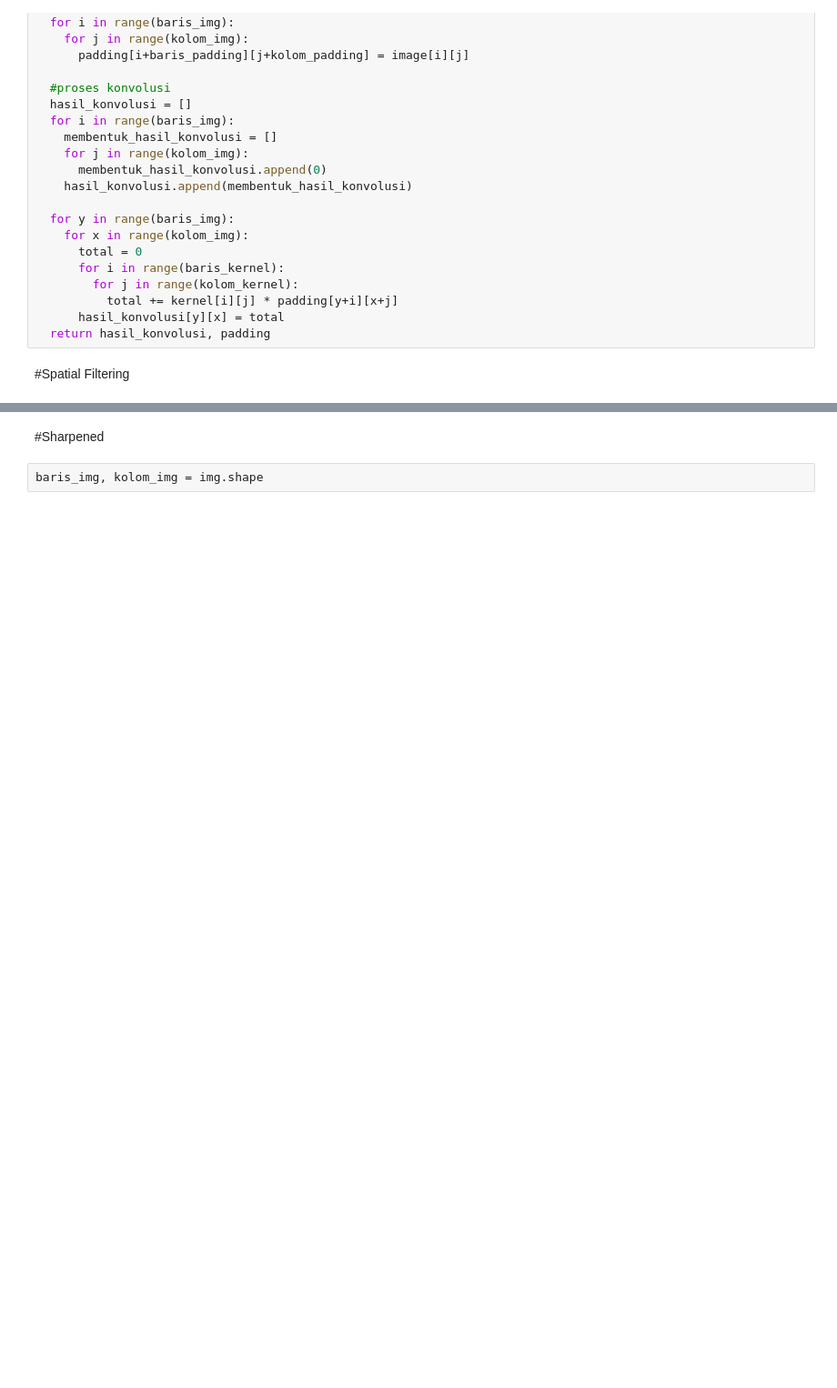
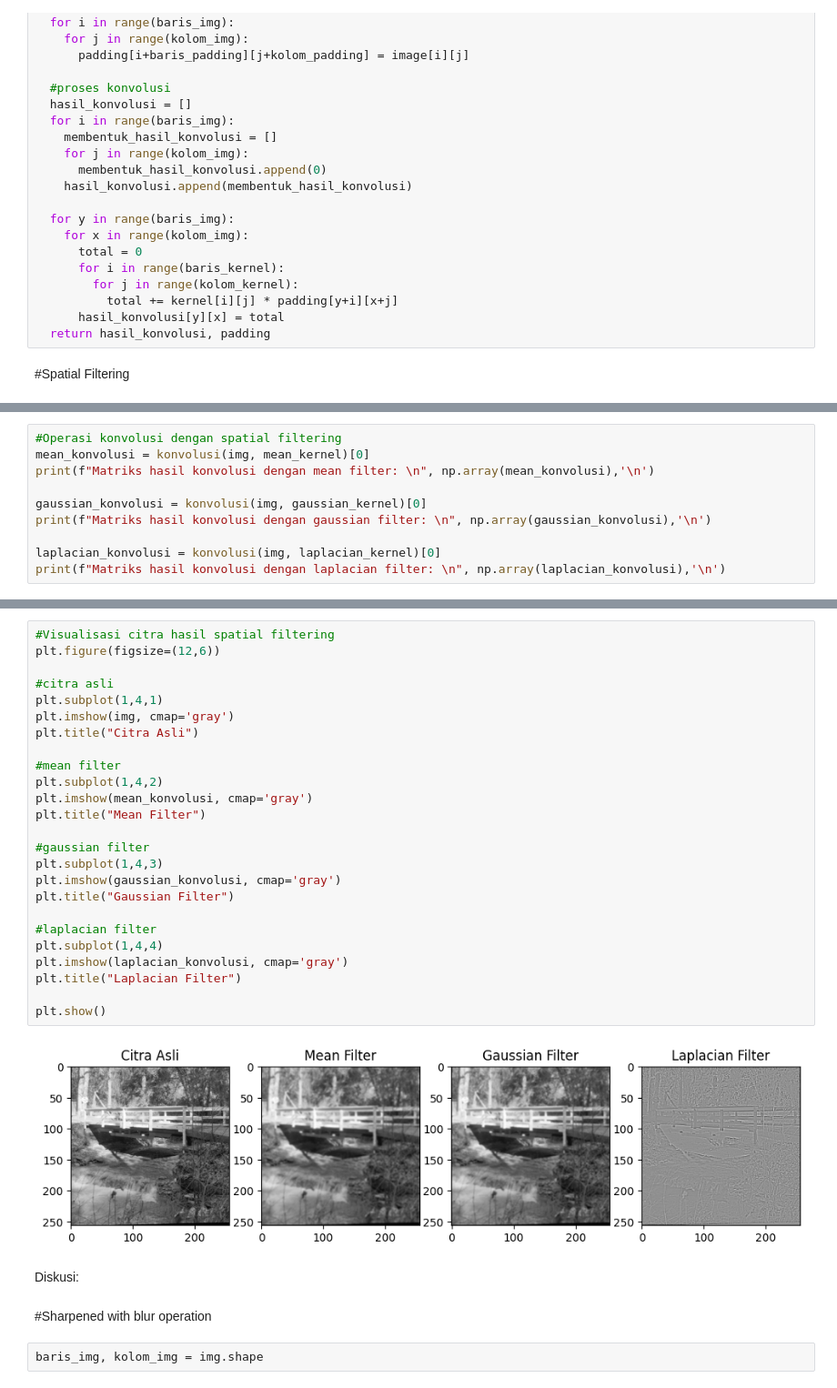
Before and after one commit to nyayuchika/pcd-coursework, a Jupyter notebook: PCD_Assignment02.ipynb, the cells around one changed output, grey strips where cells are left out. Shown at 91% size. Saved outputs shown, nothing was run; the diff lists cells and outputs as text; blank space fills up the shorter version.

```diff
--- a/PCD_Assignment02.ipynb
+++ b/PCD_Assignment02.ipynb
@@ -228,0 +121,10 @@ plt.imshow(edge_konvolusi, cmap='gray')
+# %%
+#Operasi konvolusi dengan spatial filtering
+mean_konvolusi = konvolusi(img, mean_kernel)[0]
+print(f"Matriks hasil konvolusi dengan mean filter: \n", np.array(mean_konvolusi),'\n')
+
+gaussian_konvolusi = konvolusi(img, gaussian_kernel)[0]
+print(f"Matriks hasil konvolusi dengan gaussian filter: \n", np.array(gaussian_konvolusi),'\n')
+
+laplacian_konvolusi = konvolusi(img, laplacian_kernel)[0]
+print(f"Matriks hasil konvolusi dengan laplacian filter: \n", np.array(laplacian_konvolusi),'\n')
@@ -229,5 +149,34 @@ plt.imshow(edge_konvolusi, cmap='gray')
+# %%
+#Visualisasi citra hasil spatial filtering
+plt.figure(figsize=(12,6))
+
+#citra asli
+plt.subplot(1,4,1)
+plt.imshow(img, cmap='gray')
+plt.title("Citra Asli")
+
+#mean filter
+plt.subplot(1,4,2)
+plt.imshow(mean_konvolusi, cmap='gray')
+plt.title("Mean Filter")
+
+#gaussian filter
+plt.subplot(1,4,3)
+plt.imshow(gaussian_konvolusi, cmap='gray')
+plt.title("Gaussian Filter")
+
+#laplacian filter
+plt.subplot(1,4,4)
+plt.imshow(laplacian_konvolusi, cmap='gray')
+plt.title("Laplacian Filter")
+
+plt.show()
+# %% [output]
+[figure, added]
+# %% [markdown]
+Diskusi:
 # %% [markdown]
-#Sharpened
+#Sharpened with blur operation
 # %%
 baris_img, kolom_img = img.shape
 # %%
```
Also changed, not shown: parts of 11 cells of this notebook.
